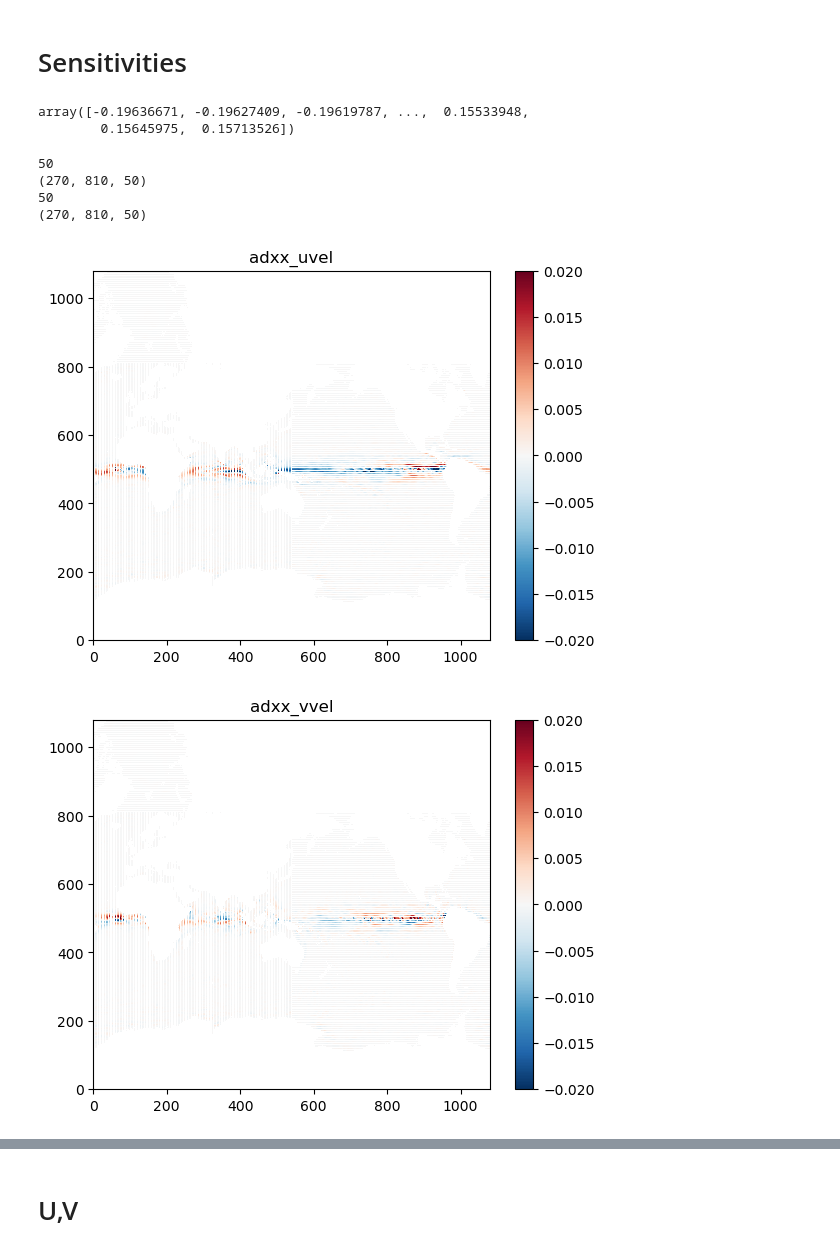
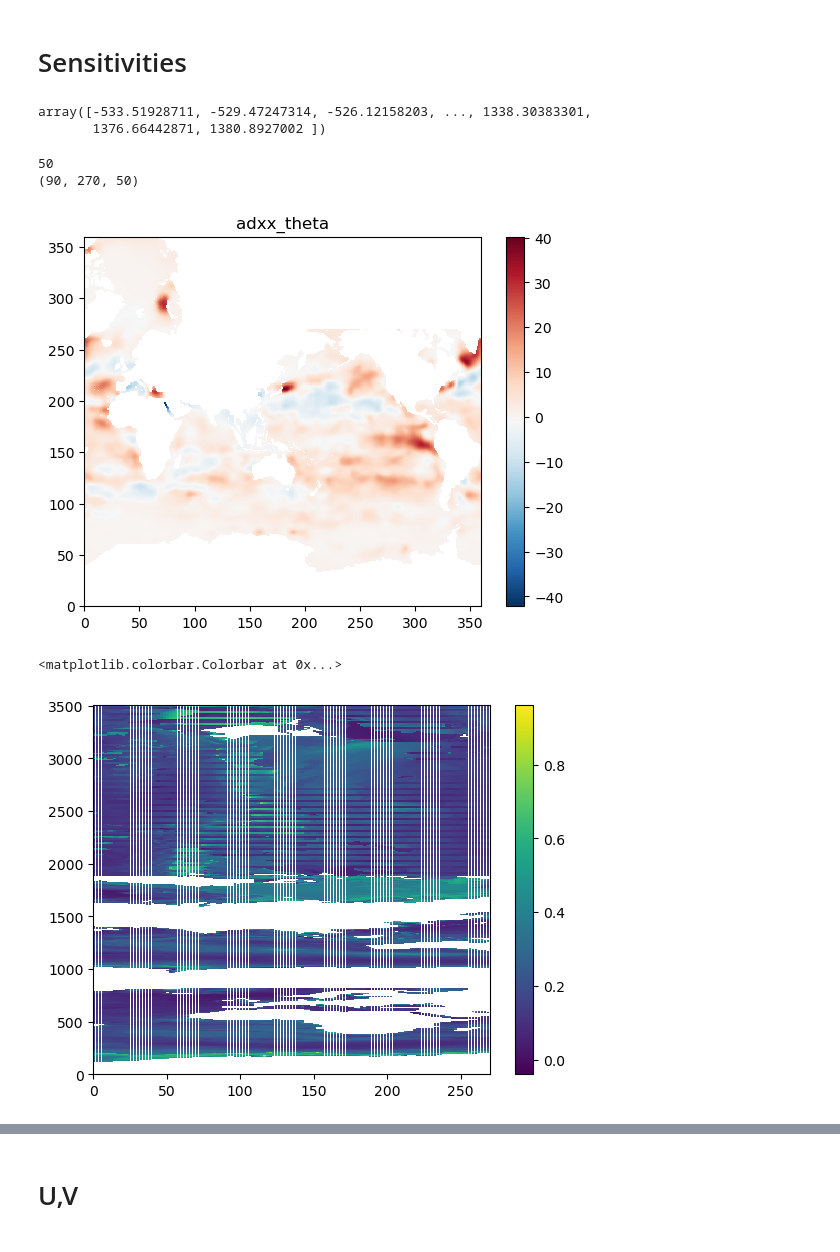
Before and after one commit to shoshanareich/jupyter_notebooks, a Jupyter notebook: llc270/adjoint_ke.ipynb, the cells around one changed output, grey strips where cells are left out. Cells and saved outputs as stored; diff of their text form; code cells hidden in the pictures.

```diff
--- a/llc270/adjoint_ke.ipynb
+++ b/llc270/adjoint_ke.ipynb
@@ -16,14 +16,19 @@ from patchface3D import *
 nx = 270
 nz = 50
 
-run_dir='/nobackup/sreich/llc270_c68w_runs/run_sens_pk0000841536_ke_42days/'
-adxx_uvel = rdmds(run_dir+'ctrl_variables/adxx_uvel.0000000000')
-adxx_vvel = rdmds(run_dir+'ctrl_variables/adxx_vvel.0000000000')
+#run_dir='/nobackup/sreich/llc270_c68w_runs/run_sens_pk0000841536_ke_42days/'
+run_dir='/nobackup/sreich/llc270_c68w_runs/run_sens_pk0000841536_T_2/'
 
-np.unique(adxx_uvel) #nz, ny, nx
+# adxx_uvel = rdmds(run_dir+'ctrl_variables/adxx_uvel.0000000000')
+# adxx_vvel = rdmds(run_dir+'ctrl_variables/adxx_vvel.0000000000')
+adxx_atemp = rdmds(run_dir+'ctrl_variables/adxx_atemp.0000000000')
+#adxx_theta = rdmds(run_dir+'ctrl_variables/adxx_theta.0000000000')
+adxx_theta = rdmds('/nobackup/owang/runs/MG/llc90/run.v4_rls4.077d3.iter0/adxx_theta.0000000000')
+
+np.unique(adxx_theta) #nz, ny, nx
 # %% [output]
-array([-0.19636671, -0.19627409, -0.19619787, ...,  0.15533948,
-        0.15645975,  0.15713526])
+array([-533.51928711, -529.47247314, -526.12158203, ..., 1338.30383301,
+       1376.66442871, 1380.8927002 ])
 # %%
 def fix_uv(u_in_wrl, v_in_wrl, nx):
 
@@ -39,30 +44,24 @@ def fix_uv(u_in_wrl, v_in_wrl, nx):
 
     return u_out, v_out
 # %%
-adxx_uvel_wrl = patchface3D(adxx_uvel, nx, nz)[0,:,:]
-adxx_uvel_wrl[adxx_uvel_wrl == 0] = np.nan
+adxx_theta_wrl = patchface3D(adxx_theta, 90, nz)[0,:,:]
+adxx_theta_wrl[adxx_theta_wrl == 0] = np.nan
 
-adxx_vvel_wrl = patchface3D(adxx_vvel, nx, nz)[0,:,:]
-adxx_vvel_wrl[adxx_vvel_wrl == 0] = np.nan
-
-adxx_uvel_wrl, adxx_vvel_wrl = fix_uv(adxx_uvel_wrl, adxx_vvel_wrl, nx)
-
-
-
-plt.pcolormesh(adxx_uvel_wrl, cmap='RdBu_r', vmin=-0.02, vmax=0.02)
+plt.pcolormesh(adxx_theta_wrl, cmap='RdBu_r')
 plt.colorbar()
-plt.title('adxx_uvel')
+#plt.xlim(500,575)
+#plt.ylim(450,550)
+plt.title('adxx_theta')
 plt.show()
-
-
-plt.pcolormesh(adxx_vvel_wrl, cmap='RdBu_r', vmin = -0.02, vmax = 0.02)#, vmin=-0.1, vmax=0.1)
-plt.colorbar()
-plt.title('adxx_vvel')
-plt.show()
 # %% [output]
 50
-(270, 810, 50)
-50
-(270, 810, 50)
+(90, 270, 50)
-[figure, old version]
+[figure, new version]
-[figure, removed]
+# %%
+adxx_2d = adxx_theta[0,:,:]
+adxx_2d[adxx_2d == 0] = np.nan
+plt.pcolor(adxx_2d)
+plt.colorbar()
+# %% [output]
+<matplotlib.colorbar.Colorbar at 0x...>
+[figure, added]
```
Also changed, not shown: parts of 5 cells of this notebook, 15 other files.
